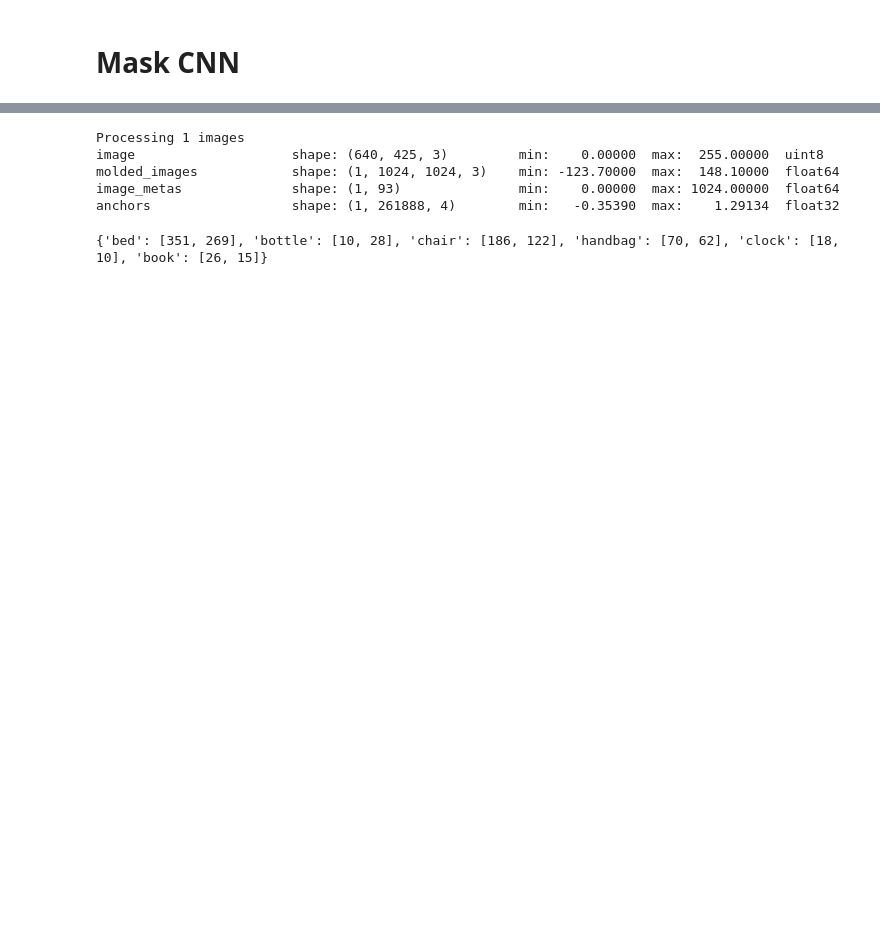
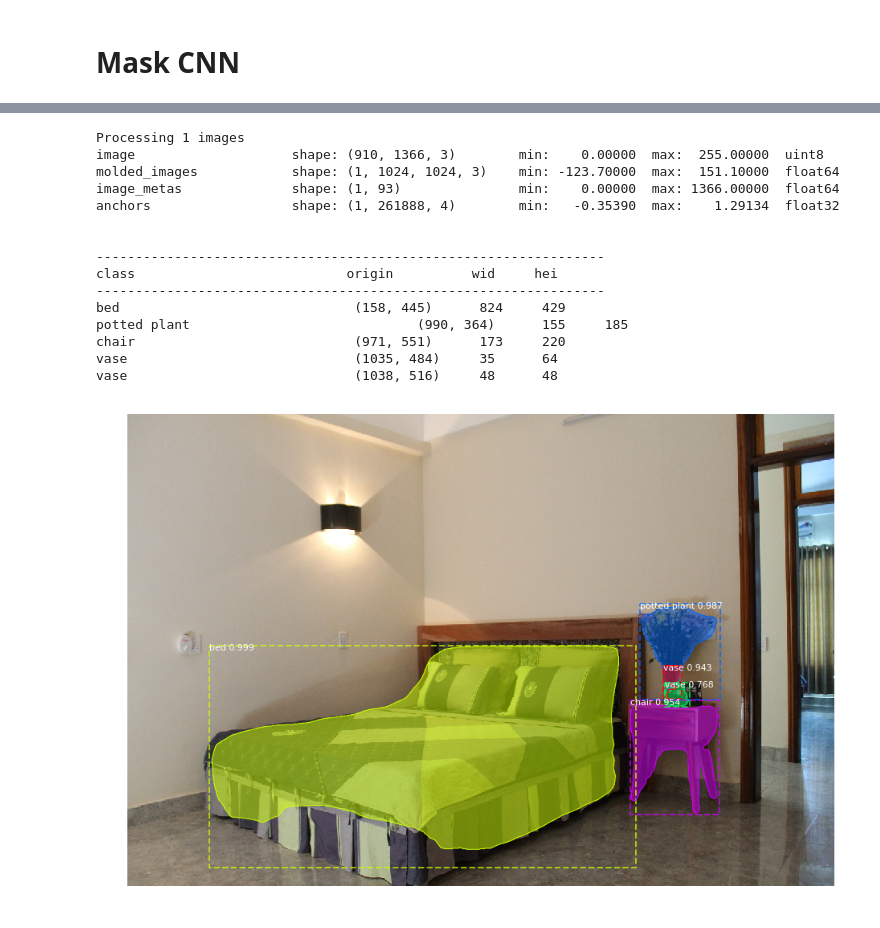
Before and after one commit to eipind/acv_final, a Jupyter notebook: Mask_RCNN/Masks Tensorflow.ipynb, the cells around one changed output, grey strips where cells are left out. Drawn from its saved outputs; the diff is of its cells as text; code cells hidden in the pictures; blank space fills up the shorter version.

```diff
--- a/Mask_RCNN/Masks Tensorflow.ipynb
+++ b/Mask_RCNN/Masks Tensorflow.ipynb
@@ -95,26 +110,67 @@ Downloading pretrained model to mask_rcnn_coco.h5 ...
 # %%
+import pickle
+
 # Load a random image from the images folder
 file_names = next(os.walk(IMAGE_DIR))[2]
-image = skimage.io.imread(os.path.join(IMAGE_DIR, random.choice(file_names)))
+image = skimage.io.imread(os.path.join(IMAGE_DIR, 'image4.jpg'))
 
 # Run detection
 results = model.detect([image], verbose=1)
 
 print("\n\n-----------------------------------------------------------------")
 print("class\t\t\t\torigin  \twid\thei")
 print("-----------------------------------------------------------------")
 
 # Visualize results
 r = results[0]
-measures_px = visualize.display_instances(image, r['rois'], r['masks'], r['class_ids'],
+measures_px, masked = visualize.display_instances(image, r['rois'], r['masks'], r['class_ids'],
                             class_names, r['scores'])
+
+skimage.io.imsave('images/masked.jpg', masked)
+pickle.dump( measures_px, open( "measures.p", "wb" ) )
+
+average_measures_dict = {
+    'person' : [170, 45],
+    'bicycle': [95, 165],
+    'cat' : [24, 60],
+    'dog' : [55, 100],
+    'suitcase' : [67, 45],
+    'sportsball' : [22, 22],
+    'bottle' : [30, 8],
+    'wine glass' : [15.3, 6.5],
+    'cup' : [9.5, 8.3],
+    'chair' : [47.5, 30, 30],
+    'couch' : [90, 150, 80],
+    'potted plant' : [25, 20],
+    'bed' : [62.5, 91, 190],
+    'dining table' : [72.5, 95, 120],
+    'toilet' : [90, 75, 75],
+    'tv' : [57.5, 117.5],
+    'laptop' : [25, 27.5, 25],
+    'cell phone' : [14, 7],
+    'microwave' : [40, 74, 40],
+    'sink' : [97.5, 62.5],
+    'book' : [22.5, 15],
+    'vase' : [29, 8],
+}
+
+pickle.dump( average_measures_dict, open( "real_measures.p", "wb" ) )
 # %% [output]
 Processing 1 images
-image                    shape: (640, 425, 3)         min:    0.00000  max:  255.00000  uint8
-molded_images            shape: (1, 1024, 1024, 3)    min: -123.70000  max:  148.10000  float64
-image_metas              shape: (1, 93)               min:    0.00000  max: 1024.00000  float64
+image                    shape: (910, 1366, 3)        min:    0.00000  max:  255.00000  uint8
+molded_images            shape: (1, 1024, 1024, 3)    min: -123.70000  max:  151.10000  float64
+image_metas              shape: (1, 93)               min:    0.00000  max: 1366.00000  float64
 anchors                  shape: (1, 261888, 4)        min:   -0.35390  max:    1.29134  float32
+
+
+-----------------------------------------------------------------
+class                           origin          wid     hei
+-----------------------------------------------------------------
+bed                              (158, 445)      824     429
+potted plant                             (990, 364)      155     185
+chair                            (971, 551)      173     220
+vase                             (1035, 484)     35      64
+vase                             (1038, 516)     48      48
+[figure, added]
 # %%
 print(measures_px)
-# %% [output]
-{'bed': [351, 269], 'bottle': [10, 28], 'chair': [186, 122], 'handbag': [70, 62], 'clock': [18, 10], 'book': [26, 15]}
```
Also changed, not shown: parts of 1 cell of this notebook, 19 other files.
